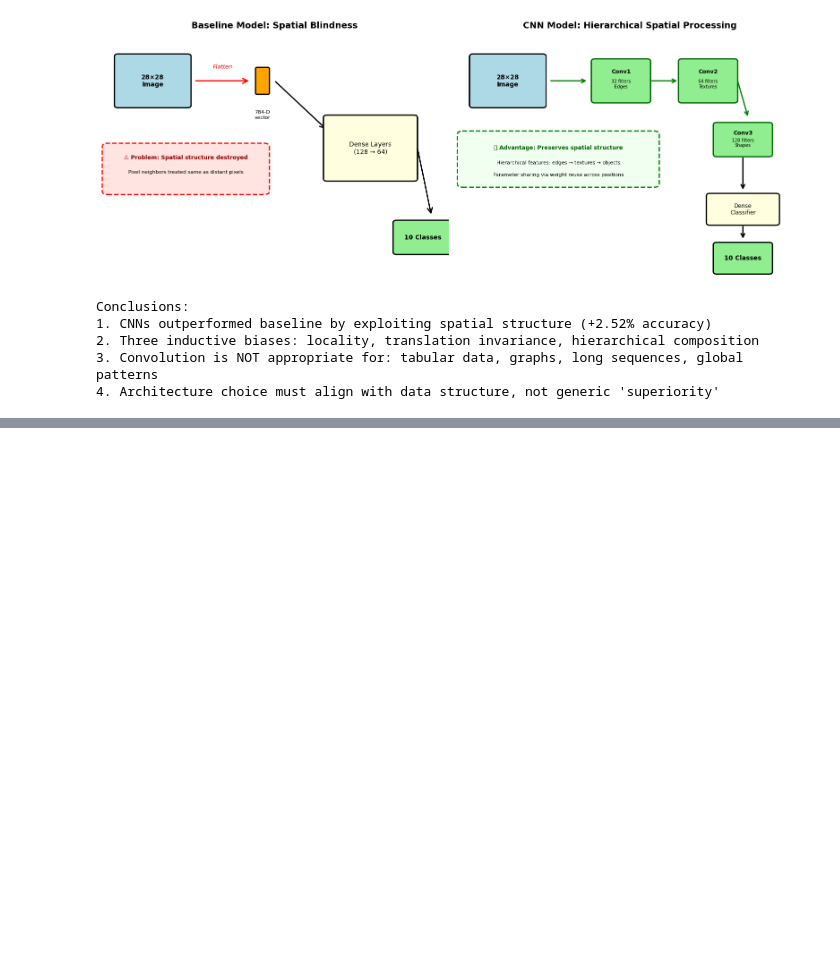
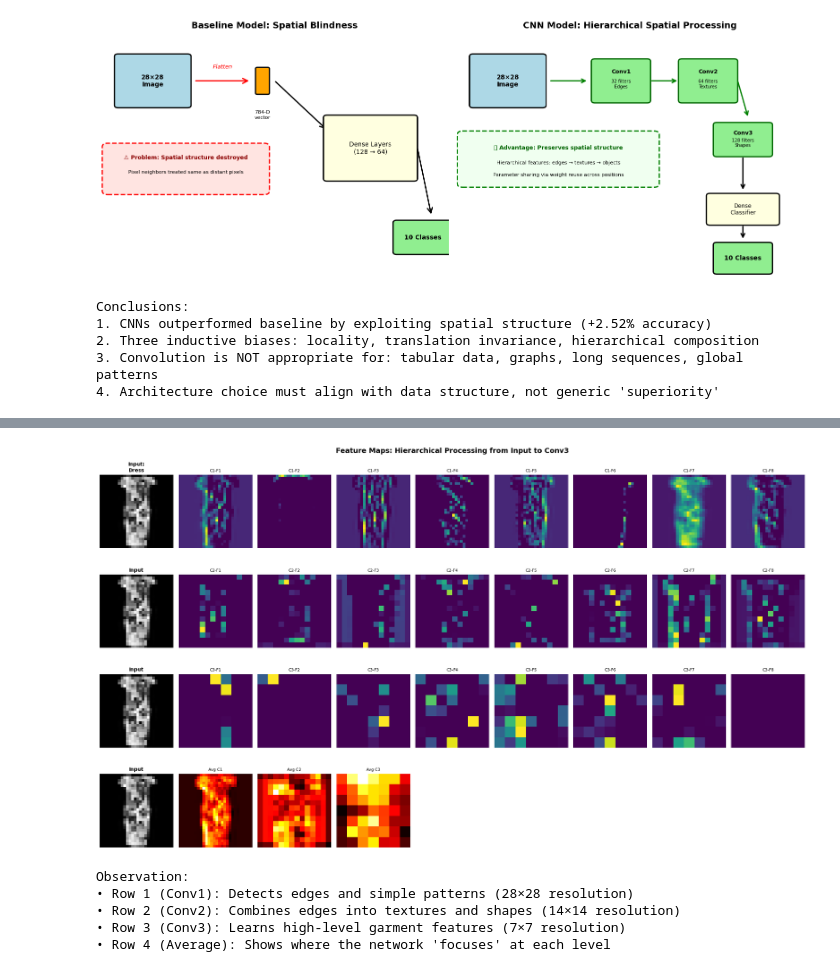
Before and after one commit to Eliza-05/convolutional-layers, a Jupyter notebook: cnn_architecture_analysis.ipynb, the cells around one changed output, grey strips where cells are left out. Cells and saved outputs as stored; diff of their text form; code cells hidden in the pictures; blank space fills up the shorter version.

```diff
--- a/cnn_architecture_analysis.ipynb
+++ b/cnn_architecture_analysis.ipynb
@@ -2413,0 +2483,78 @@ Conclusions:
+# %%
+# Visualize original image and first 16 feature maps from each layer
+fig = plt.figure(figsize=(20, 12))
+
+# Original image
+ax = plt.subplot(4, 9, 1)
+ax.imshow(x_test_cnn[test_idx].squeeze(), cmap='gray')
+ax.set_title(f'Input:\n{true_class}', fontweight='bold', fontsize=10)
+ax.axis('off')
+
+# Conv1 feature maps (28x28x32)
+for i in range(8):
+    ax = plt.subplot(4, 9, i+2)
+    ax.imshow(fmap1[:, :, i], cmap='viridis')
+    ax.set_title(f'C1-F{i+1}', fontsize=8)
+    ax.axis('off')
+
+# Conv2 feature maps (14x14x64)
+ax = plt.subplot(4, 9, 10)
+ax.imshow(x_test_cnn[test_idx].squeeze(), cmap='gray')
+ax.set_title('Input', fontweight='bold', fontsize=10)
+ax.axis('off')
+
+for i in range(8):
+    ax = plt.subplot(4, 9, i+11)
+    ax.imshow(fmap2[:, :, i], cmap='viridis')
+    ax.set_title(f'C2-F{i+1}', fontsize=8)
+    ax.axis('off')
+
+# Conv3 feature maps (7x7x128)
+ax = plt.subplot(4, 9, 19)
+ax.imshow(x_test_cnn[test_idx].squeeze(), cmap='gray')
+ax.set_title('Input', fontweight='bold', fontsize=10)
+ax.axis('off')
+
+for i in range(8):
+    ax = plt.subplot(4, 9, i+20)
+    ax.imshow(fmap3[:, :, i], cmap='viridis')
+    ax.set_title(f'C3-F{i+1}', fontsize=8)
+    ax.axis('off')
+
+# Aggregated activation
+ax = plt.subplot(4, 9, 28)
+ax.imshow(x_test_cnn[test_idx].squeeze(), cmap='gray')
+ax.set_title('Input', fontweight='bold', fontsize=10)
+ax.axis('off')
+
+ax = plt.subplot(4, 9, 29)
+ax.imshow(np.mean(fmap1, axis=-1), cmap='hot')
+ax.set_title('Avg C1', fontsize=8)
+ax.axis('off')
+
+ax = plt.subplot(4, 9, 30)
+ax.imshow(np.mean(fmap2, axis=-1), cmap='hot')
+ax.set_title('Avg C2', fontsize=8)
+ax.axis('off')
+
+ax = plt.subplot(4, 9, 31)
+ax.imshow(np.mean(fmap3, axis=-1), cmap='hot')
+ax.set_title('Avg C3', fontsize=8)
+ax.axis('off')
+
+plt.suptitle('Feature Maps: Hierarchical Processing from Input to Conv3', fontsize=14, fontweight='bold')
+plt.tight_layout()
+plt.show()
+
+print("Observation:")
+print("• Row 1 (Conv1): Detects edges and simple patterns (28×28 resolution)")
+print("• Row 2 (Conv2): Combines edges into textures and shapes (14×14 resolution)")
+print("• Row 3 (Conv3): Learns high-level garment features (7×7 resolution)")
+print("• Row 4 (Average): Shows where the network 'focuses' at each level")
+# %% [output]
+[figure, added]
+Observation:
+• Row 1 (Conv1): Detects edges and simple patterns (28×28 resolution)
+• Row 2 (Conv2): Combines edges into textures and shapes (14×14 resolution)
+• Row 3 (Conv3): Learns high-level garment features (7×7 resolution)
+• Row 4 (Average): Shows where the network 'focuses' at each level
```
Also changed, not shown: parts of 32 cells of this notebook, 7 other files.
